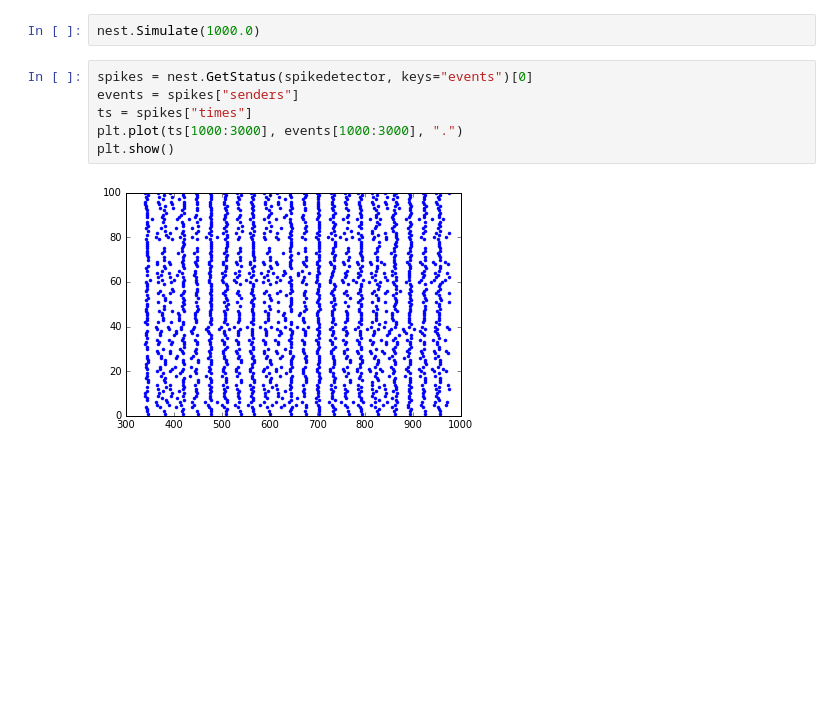
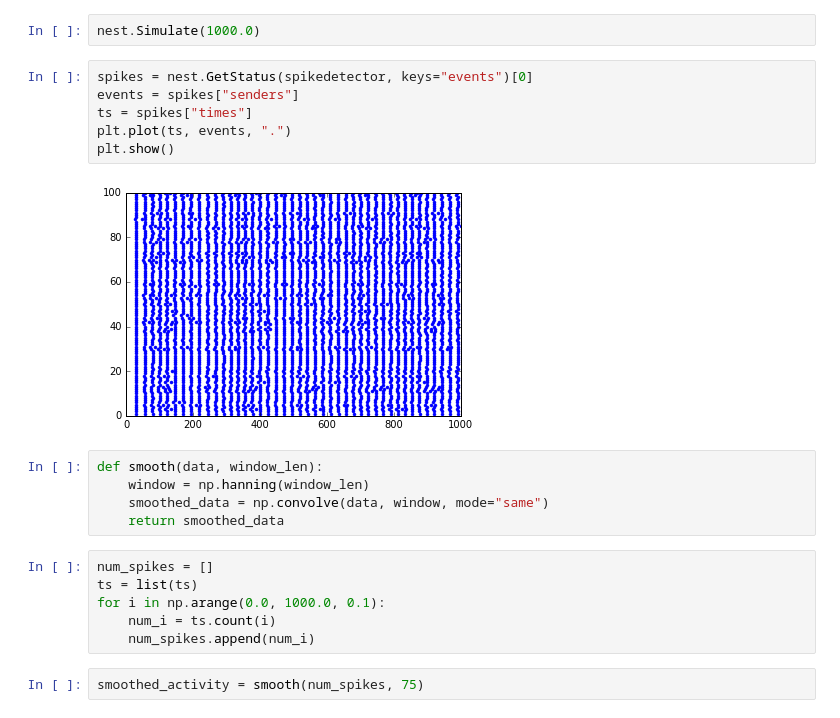
Before and after one commit to jackdkendall/Comp-Neuro, a Jupyter notebook: PING-Oscillator.ipynb, the cells around one changed output. Cells and saved outputs as stored; diff of their text form; blank space fills up the shorter version.

```diff
--- a/PING-Oscillator.ipynb
+++ b/PING-Oscillator.ipynb
@@ -32,8 +35,21 @@ nest.Simulate(1000.0)
 # %%
 spikes = nest.GetStatus(spikedetector, keys="events")[0]
 events = spikes["senders"]
 ts = spikes["times"]
-plt.plot(ts[1000:3000], events[1000:3000], ".")
+plt.plot(ts, events, ".")
 plt.show()
 # %% [output]
-[figure, old version]
+[figure, new version]
+# %%
+def smooth(data, window_len):
+    window = np.hanning(window_len)
+    smoothed_data = np.convolve(data, window, mode="same")
+    return smoothed_data
+# %%
+num_spikes = []
+ts = list(ts)
+for i in np.arange(0.0, 1000.0, 0.1):
+    num_i = ts.count(i)
+    num_spikes.append(num_i)
+# %%
+smoothed_activity = smooth(num_spikes, 75)
```
Also changed, not shown: parts of 11 cells of this notebook, 1 other file.
